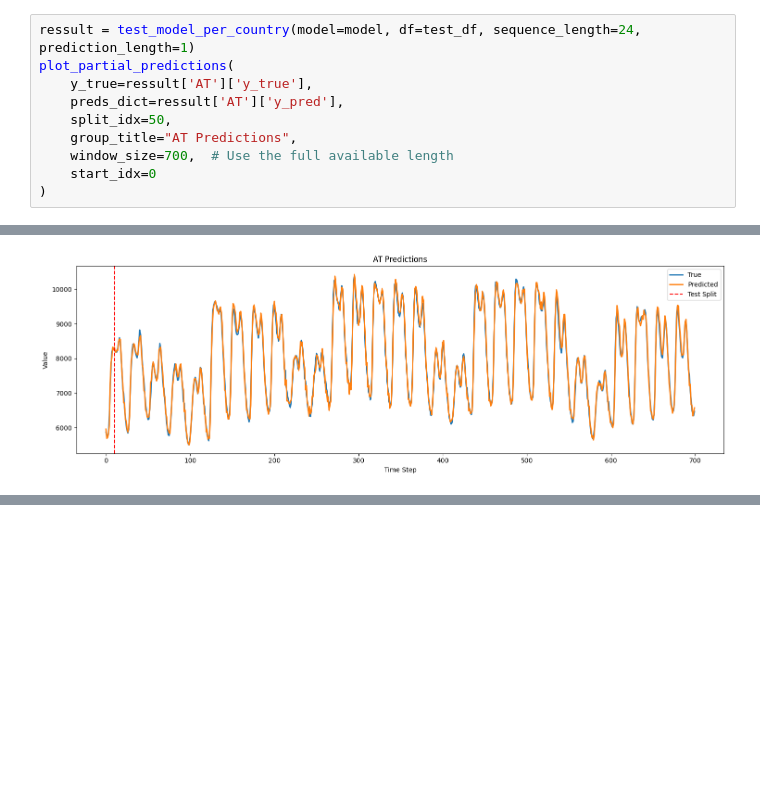
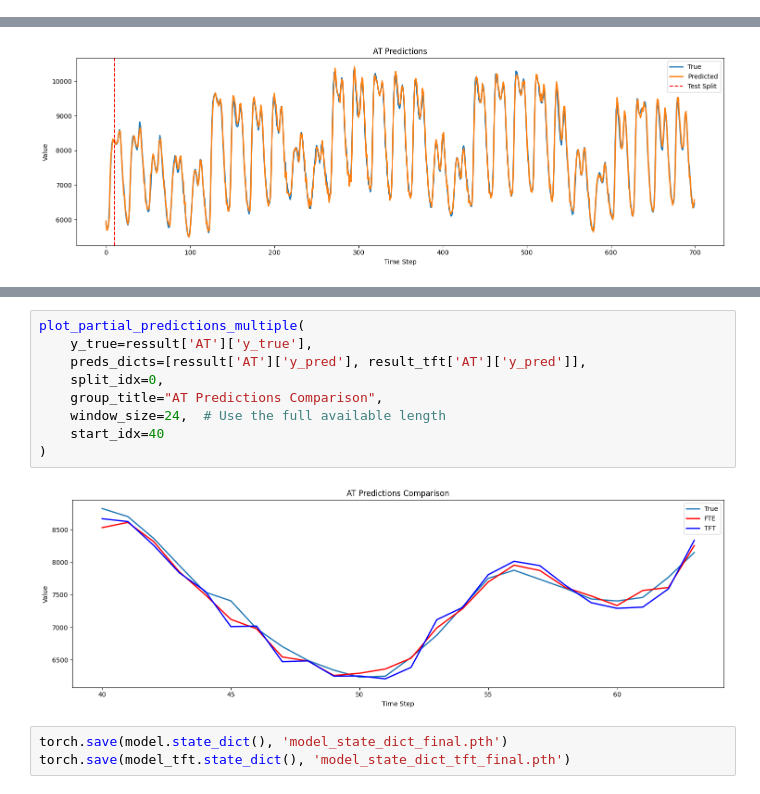
Before and after one commit to H1406/energy-forecasting, a Jupyter notebook: model_tft.ipynb, the cells around one changed output, grey strips where cells are left out. Saved outputs shown, nothing was run; the diff lists cells and outputs as text; blank space fills up the shorter version.

```diff
--- a/model_tft.ipynb
+++ b/model_tft.ipynb
@@ -1019,13 +1175,3 @@ def test_model_per_country(model, df, sequence_length=24, prediction_length=1, b
         }
 
     return results_dict
-# %%
-ressult = test_model_per_country(model=model, df=test_df, sequence_length=24, prediction_length=1)
-plot_partial_predictions(
-    y_true=ressult['AT']['y_true'],
-    preds_dict=ressult['AT']['y_pred'],
-    split_idx=50,
-    group_title="AT Predictions",
-    window_size=700,  # Use the full available length
-    start_idx=0
-)
@@ -2188,0 +1331,14 @@ Country distribution in sequences:
+# %%
+plot_partial_predictions_multiple(
+    y_true=ressult['AT']['y_true'],
+    preds_dicts=[ressult['AT']['y_pred'], result_tft['AT']['y_pred']],
+    split_idx=0,
+    group_title="AT Predictions Comparison",
+    window_size=24,  # Use the full available length
+    start_idx=40
+)
+# %% [output]
+[figure, added]
+# %%
+torch.save(model.state_dict(), 'model_state_dict_final.pth')
+torch.save(model_tft.state_dict(), 'model_state_dict_tft_final.pth')
```
Also changed, not shown: parts of 29 cells of this notebook, 9 other files.
